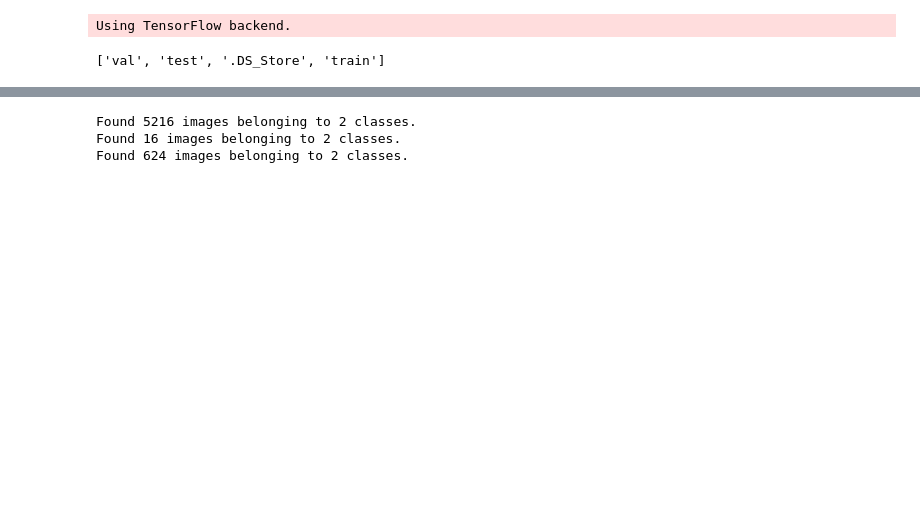
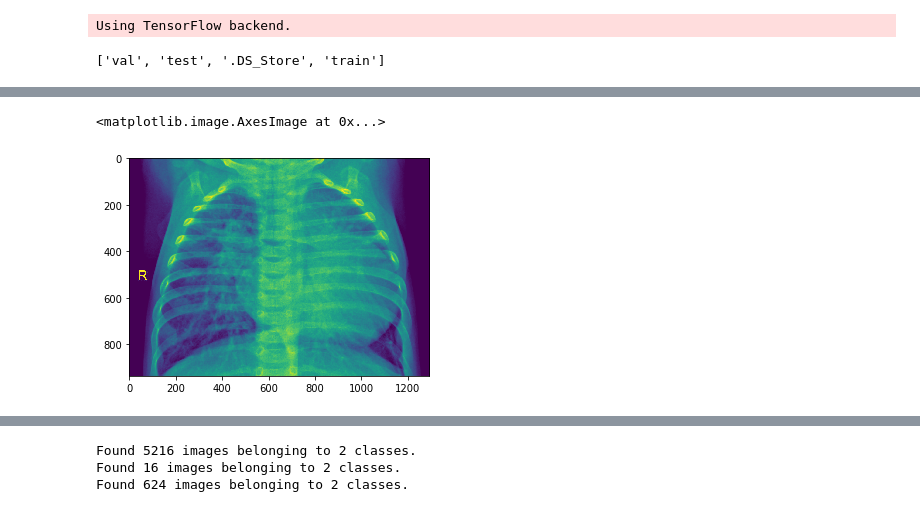
Before and after one commit to kylelee417/AI_Data_Science_Portfolio, a Jupyter notebook: chest_pneumonia.ipynb, the cells around one changed output, grey strips where cells are left out. Drawn from its saved outputs; the diff is of its cells as text; code cells hidden in the pictures; blank space fills up the shorter version.

```diff
--- a/chest_pneumonia.ipynb
+++ b/chest_pneumonia.ipynb
@@ -76,0 +77,10 @@ img_norm.shape
+# %%
+img_pne_5 =img_pne[:5]
+img_norm_5 =img_norm[:5]
+# %%
+img_pne_5[0]
+img_pne_0 = np.asarray(plt.imread(img_pne[0]))
+plt.imshow(img_pne_0)
+# %% [output]
+<matplotlib.image.AxesImage at 0x...>
+[figure, added]
```
Also changed, not shown: parts of 28 cells of this notebook.
